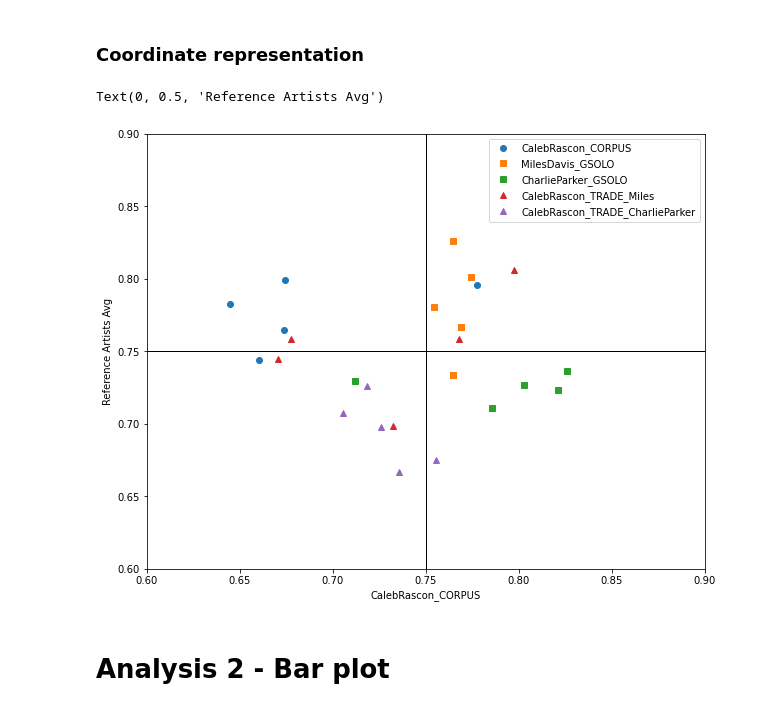
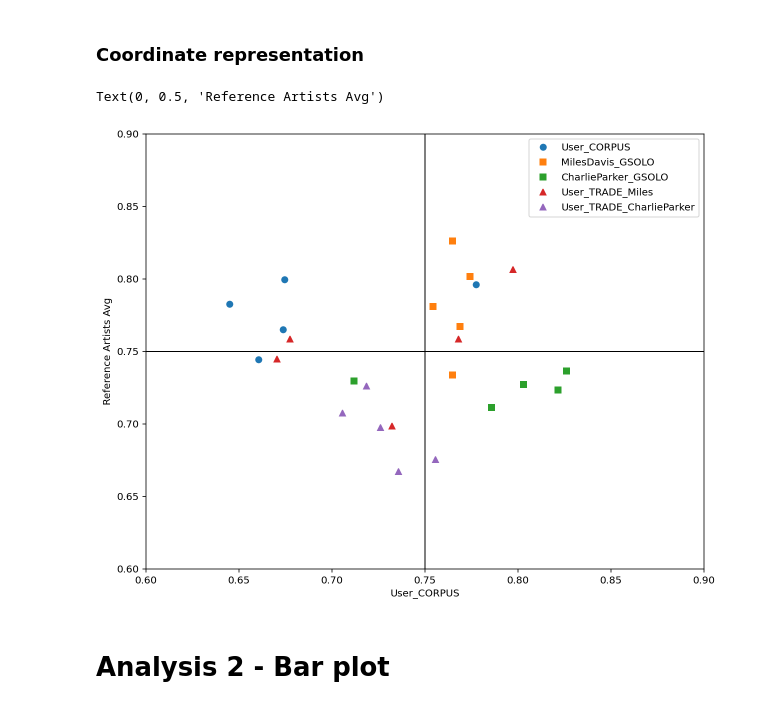
Before and after one commit to Sirivasv/AlRyNo, a Jupyter notebook: CaseStudy/CCE_DataGroups_ANALYSIS.ipynb, the cells around one changed output. Saved outputs shown, nothing was run; the diff lists cells and outputs as text; code cells hidden in the pictures.

```diff
--- a/CaseStudy/CCE_DataGroups_ANALYSIS.ipynb
+++ b/CaseStudy/CCE_DataGroups_ANALYSIS.ipynb
@@ -116,32 +116,34 @@ for keynameX_i in list(axis_X.keys()):
 # %%
 markers_plt = ['o', 's', 's', '^', '^', '^', '>', 's', 'd', ',']
 # ['o', '.', ',', 'x', '+', 'v', '^', '<', '>', 's', 'd']
 marker_i = 0
 plt.figure(figsize=(10,8))
 plt.xlim(0.6, 0.9);
 plt.ylim(0.6, 0.9);
 
 for keyname_i in axis_X:
     current_X_values = []
     current_Y_values = []
     if ("CalebRascon_GSOLO" == keyname_i) or ("CalebRascon_TRADE_Caleb" == keyname_i) :
         continue
     for i in range(len(axis_X[keyname_i])):
         # print(axis_X[keyname_i][i], axis_Y[keyname_i][i])
         current_X_values.append(axis_X[keyname_i][i])
         current_Y_values.append(axis_Y[keyname_i][i])
 
+    keyname_i = keyname_i.replace("CalebRascon", "User")
+
     plt.plot(current_X_values, current_Y_values, markers_plt[marker_i], label=keyname_i)
     marker_i += 1
 
 plt.plot([0.75, 0.75], [0.6, 0.9], 'k-', lw=1)
 plt.plot([0.6, 0.9], [0.75, 0.75], 'k-', lw=1)
 plt.legend(numpoints=1)
-plt.xlabel("CalebRascon_CORPUS")
+plt.xlabel("User_CORPUS")
 plt.ylabel("Reference Artists Avg")
 # %% [output]
 Text(0, 0.5, 'Reference Artists Avg')
-[figure, old version]
+[figure, new version]
 # %% [markdown]
 # Analysis 2 - Bar plot
 # %% [markdown]
```
Also changed, not shown: parts of 7 cells of this notebook.
